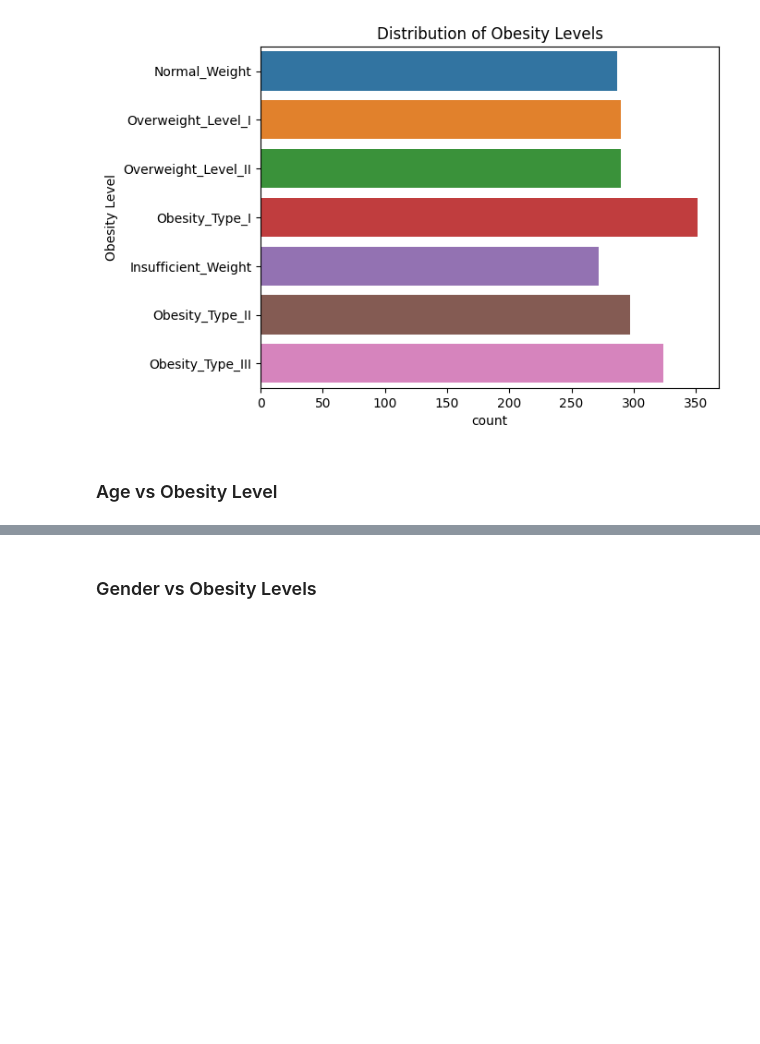
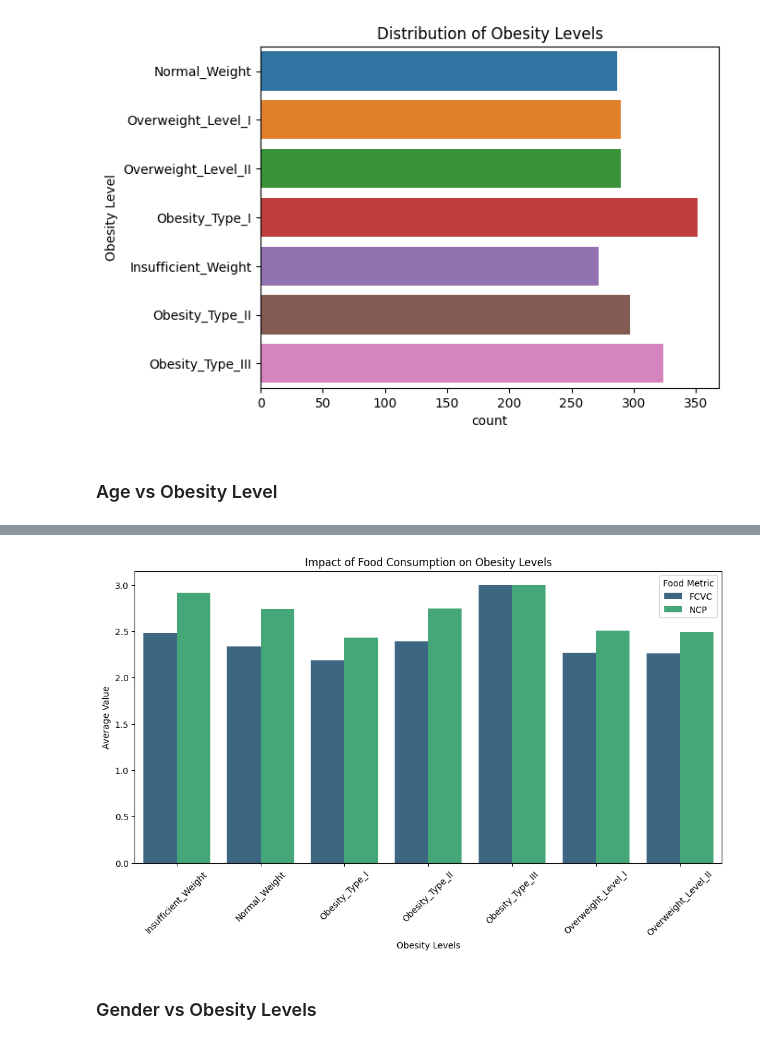
Before and after one commit to hifsakazmi/ai-in-python, a Jupyter notebook: deeplearning_obesity_dataset.ipynb, the cells around one changed output, grey strips where cells are left out. Drawn from its saved outputs; the diff is of its cells as text; code cells hidden in the pictures; blank space fills up the shorter version.

```diff
--- a/deeplearning_obesity_dataset.ipynb
+++ b/deeplearning_obesity_dataset.ipynb
@@ -215,3 +226,21 @@ plt.show()
+# %%
+# Group by obesity levels and calculate mean food consumption metrics
+food_impact = df.groupby('NObeyesdad')[['FCVC', 'NCP']].mean().reset_index()
+
+# Melt the data for easier plotting
+food_impact_melted = food_impact.melt(id_vars='NObeyesdad', var_name='Food Metric', value_name='Average Value')
+
+# Plot
+plt.figure(figsize=(12, 6))
+sns.barplot(x='NObeyesdad', y='Average Value', hue='Food Metric', data=food_impact_melted, palette='viridis')
+plt.title('Impact of Food Consumption on Obesity Levels')
+plt.xlabel('Obesity Levels')
+plt.ylabel('Average Value')
+plt.xticks(rotation=45)
+plt.legend(title='Food Metric')
+plt.show()
+# %% [output]
+[figure, added]
 # %% [markdown]
 ### Gender vs Obesity Levels
 # %%
```
Also changed, not shown: parts of 12 cells of this notebook.
